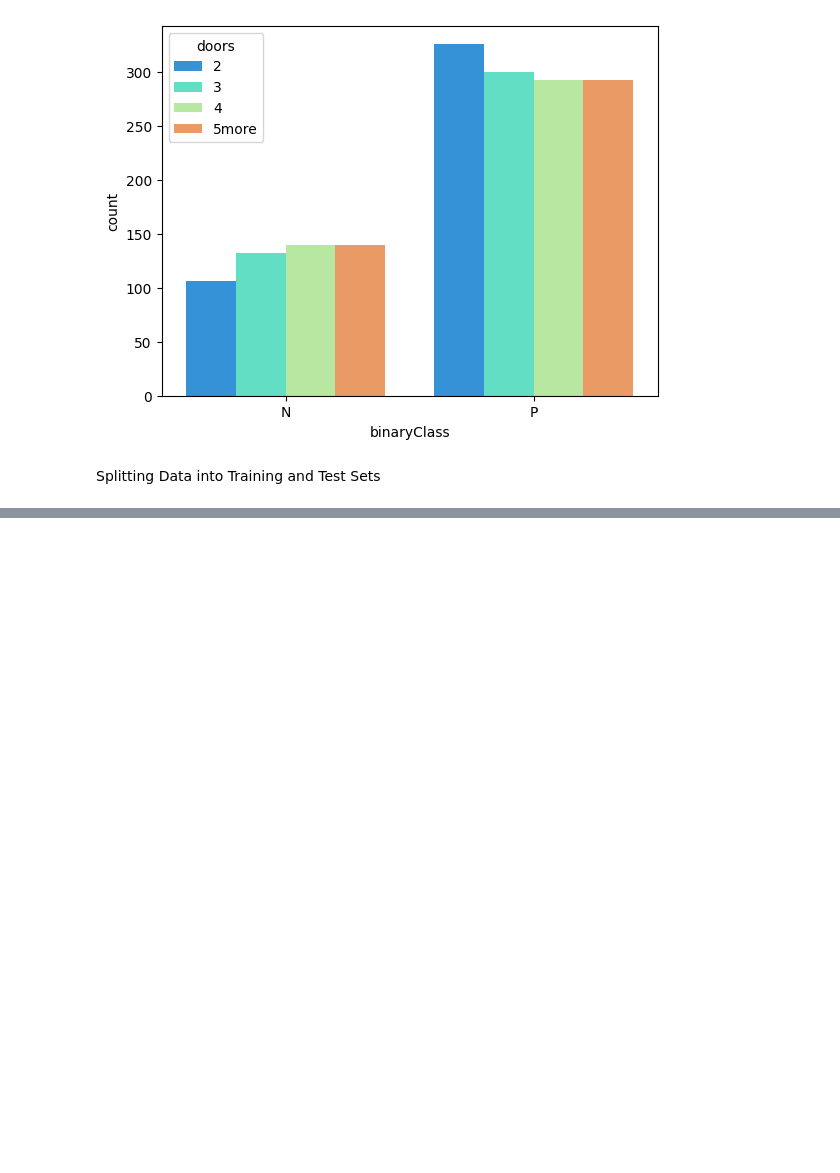
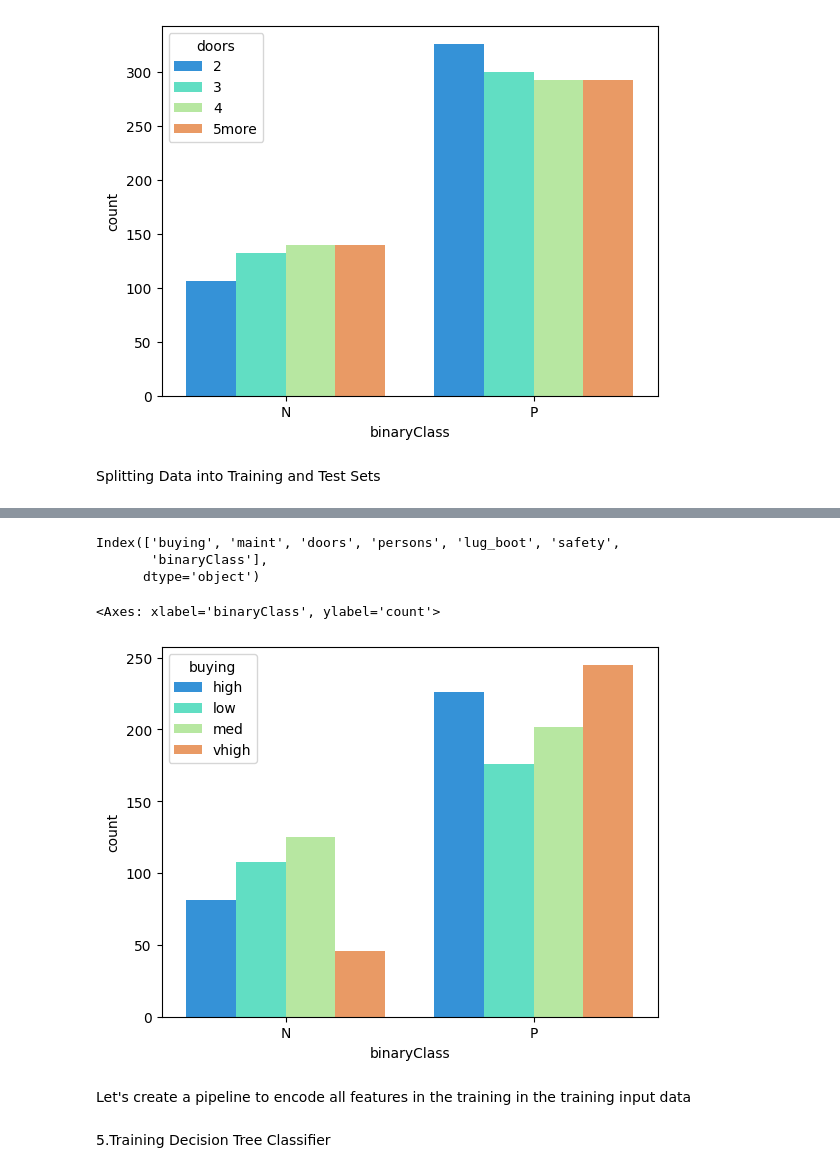
Before and after one commit to PreethiMeghanaMarka/AIML_2303A51584, a Jupyter notebook: AIML_LAB_08.ipynb, the cells around one changed output, grey strips where cells are left out. Cells and saved outputs as stored; diff of their text form; code cells hidden in the pictures; blank space fills up the shorter version.

```diff
--- a/AIML_LAB_08.ipynb
+++ b/AIML_LAB_08.ipynb
@@ -119,0 +174,13 @@ The size of training data is:     buying  maint  doors persons lug_boot safety b
+# %%
+train_data.columns
+# %% [output]
+Index(['buying', 'maint', 'doors', 'persons', 'lug_boot', 'safety',
+       'binaryClass'],
+      dtype='object')
+# %%
+sns.countplot(data=train_data,x='binaryClass',hue='buying',palette='rainbow')
+# %% [output]
+<Axes: xlabel='binaryClass', ylabel='count'>
+[figure, added]
+# %% [markdown]
+Let's create a pipeline to encode all features in the training in the training input data
@@ -119,0 +199,2 @@ The size of training data is:     buying  maint  doors persons lug_boot safety b
+# %% [markdown]
+5.Training Decision Tree Classifier
```
Also changed, not shown: parts of 24 cells of this notebook.
